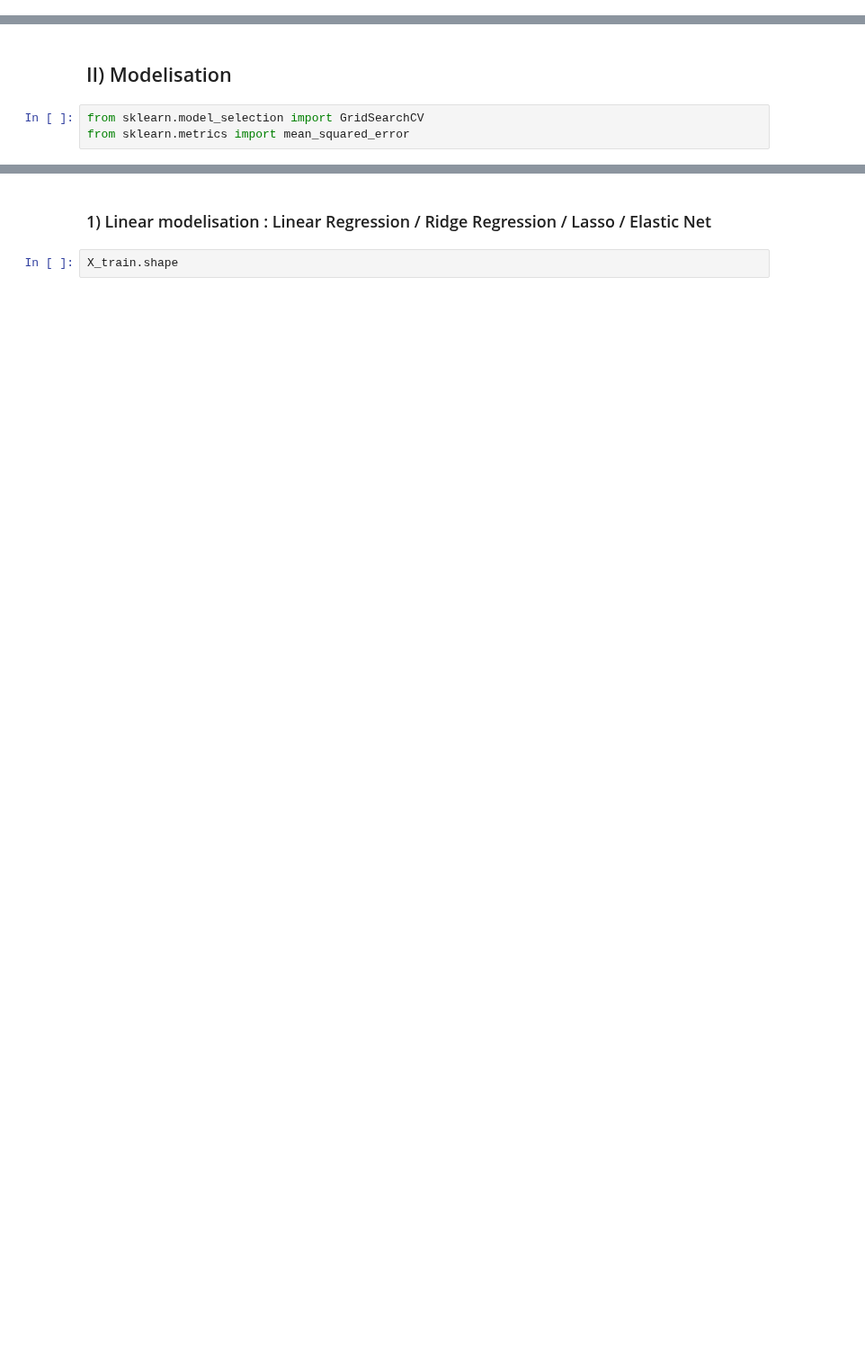
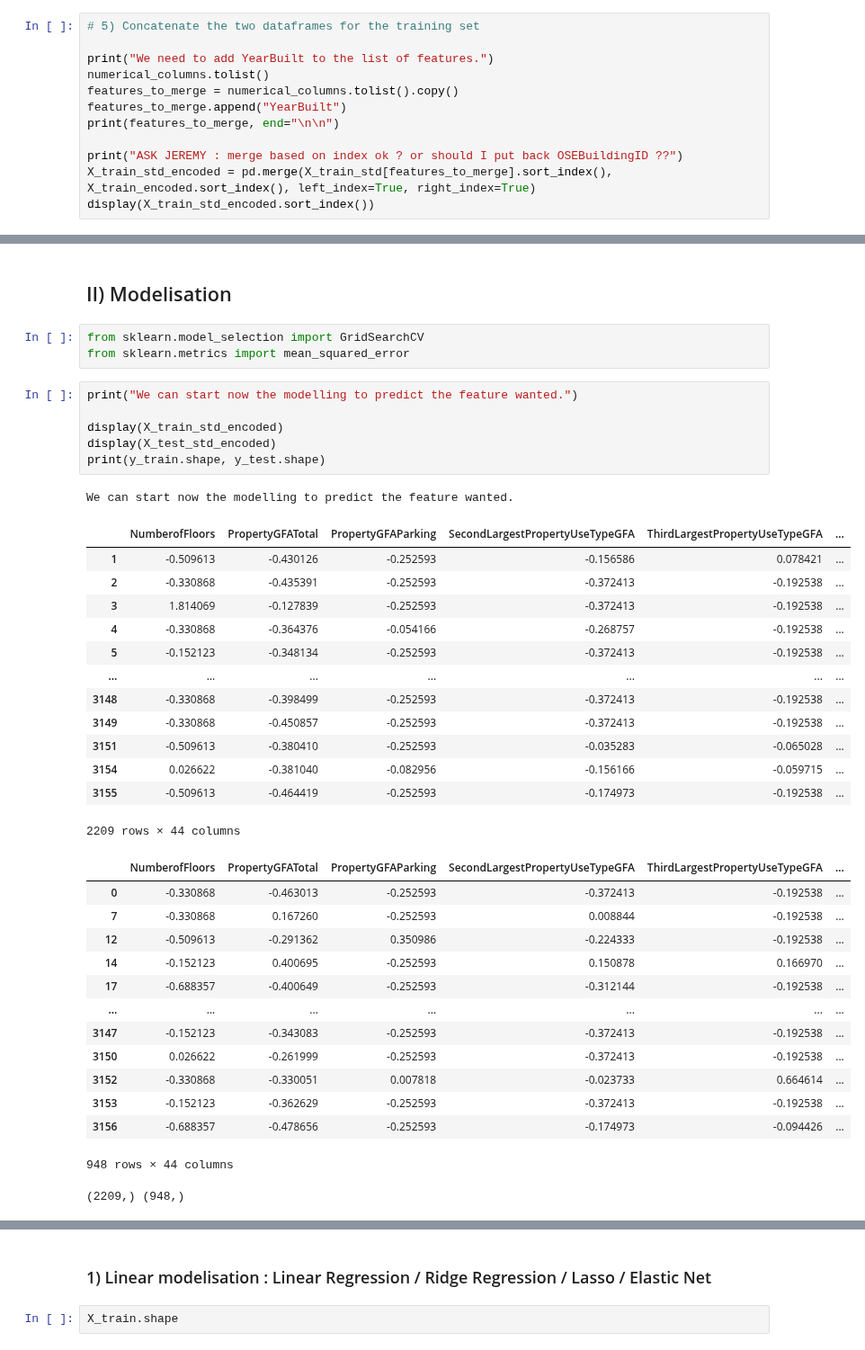
Before and after one commit to oumeima-elgharbi/P4_Data_Science_OpenClassrooms, a Jupyter notebook: P4_03_prediction_electricity.ipynb, the cells around one changed output, grey strips where cells are left out. Shown at 90% size. Cells and saved outputs as stored; diff of their text form; blank space fills up the shorter version.

Commit message:
starting ridge

```diff
--- a/P4_03_prediction_electricity.ipynb
+++ b/P4_03_prediction_electricity.ipynb
@@ -515,0 +437,12 @@ display(data_out)
+# %%
+# 5) Concatenate the two dataframes for the training set
+
+print("We need to add YearBuilt to the list of features.")
+numerical_columns.tolist()
+features_to_merge = numerical_columns.tolist().copy()
+features_to_merge.append("YearBuilt")
+print(features_to_merge, end="\n\n")
+
+print("ASK JEREMY : merge based on index ok ? or should I put back OSEBuildingID ??")
+X_train_std_encoded = pd.merge(X_train_std[features_to_merge].sort_index(), X_train_encoded.sort_index(), left_index=True, right_index=True)
+display(X_train_std_encoded.sort_index())
@@ -518,3 +516,38 @@ display(data_out)
 # %%
 from sklearn.model_selection import GridSearchCV
 from sklearn.metrics import mean_squared_error
+# %%
+print("We can start now the modelling to predict the feature wanted.")
+
+display(X_train_std_encoded)
+display(X_test_std_encoded)
+print(y_train.shape, y_test.shape)
+# %% [output]
+We can start now the modelling to predict the feature wanted.
+|  | NumberofFloors | PropertyGFATotal | PropertyGFAParking | SecondLargestPropertyUseTypeGFA | ThirdLargestPropertyUseTypeGFA | ... |
+| 1 | -0.509613 | -0.430126 | -0.252593 | -0.156586 | 0.078421 | ... |
+| 2 | -0.330868 | -0.435391 | -0.252593 | -0.372413 | -0.192538 | ... |
+| 3 | 1.814069 | -0.127839 | -0.252593 | -0.372413 | -0.192538 | ... |
+| 4 | -0.330868 | -0.364376 | -0.054166 | -0.268757 | -0.192538 | ... |
+| 5 | -0.152123 | -0.348134 | -0.252593 | -0.372413 | -0.192538 | ... |
+| ... | ... | ... | ... | ... | ... | ... |
+| 3148 | -0.330868 | -0.398499 | -0.252593 | -0.372413 | -0.192538 | ... |
+| 3149 | -0.330868 | -0.450857 | -0.252593 | -0.372413 | -0.192538 | ... |
+| 3151 | -0.509613 | -0.380410 | -0.252593 | -0.035283 | -0.065028 | ... |
+| 3154 | 0.026622 | -0.381040 | -0.082956 | -0.156166 | -0.059715 | ... |
+| 3155 | -0.509613 | -0.464419 | -0.252593 | -0.174973 | -0.192538 | ... |
+2209 rows × 44 columns
+|  | NumberofFloors | PropertyGFATotal | PropertyGFAParking | SecondLargestPropertyUseTypeGFA | ThirdLargestPropertyUseTypeGFA | ... |
+| 0 | -0.330868 | -0.463013 | -0.252593 | -0.372413 | -0.192538 | ... |
+| 7 | -0.330868 | 0.167260 | -0.252593 | 0.008844 | -0.192538 | ... |
+| 12 | -0.509613 | -0.291362 | 0.350986 | -0.224333 | -0.192538 | ... |
+| 14 | -0.152123 | 0.400695 | -0.252593 | 0.150878 | 0.166970 | ... |
+| 17 | -0.688357 | -0.400649 | -0.252593 | -0.312144 | -0.192538 | ... |
+| ... | ... | ... | ... | ... | ... | ... |
+| 3147 | -0.152123 | -0.343083 | -0.252593 | -0.372413 | -0.192538 | ... |
+| 3150 | 0.026622 | -0.261999 | -0.252593 | -0.372413 | -0.192538 | ... |
+| 3152 | -0.330868 | -0.330051 | 0.007818 | -0.023733 | 0.664614 | ... |
+| 3153 | -0.152123 | -0.362629 | -0.252593 | -0.372413 | -0.192538 | ... |
+| 3156 | -0.688357 | -0.478656 | -0.252593 | -0.174973 | -0.094426 | ... |
+948 rows × 44 columns
+(2209,) (948,)
```
Also changed, not shown: parts of 46 cells of this notebook, 1 other file.
